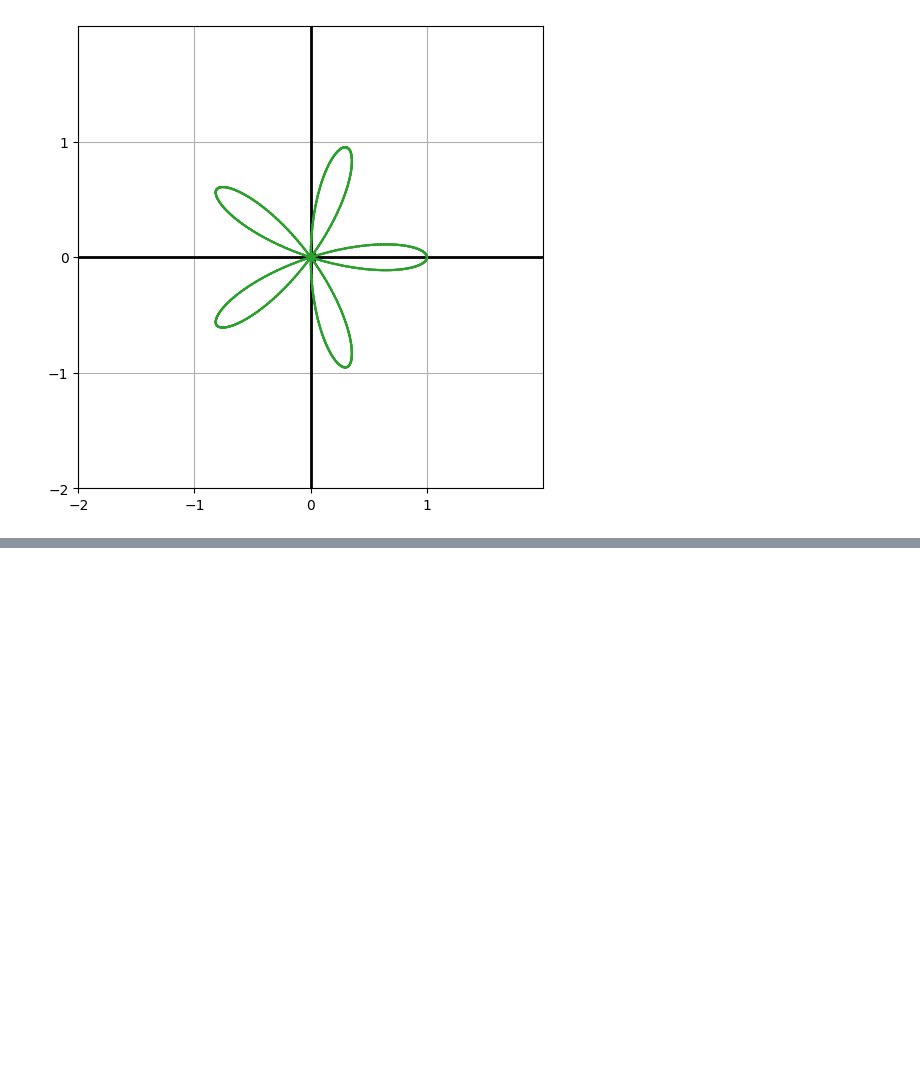
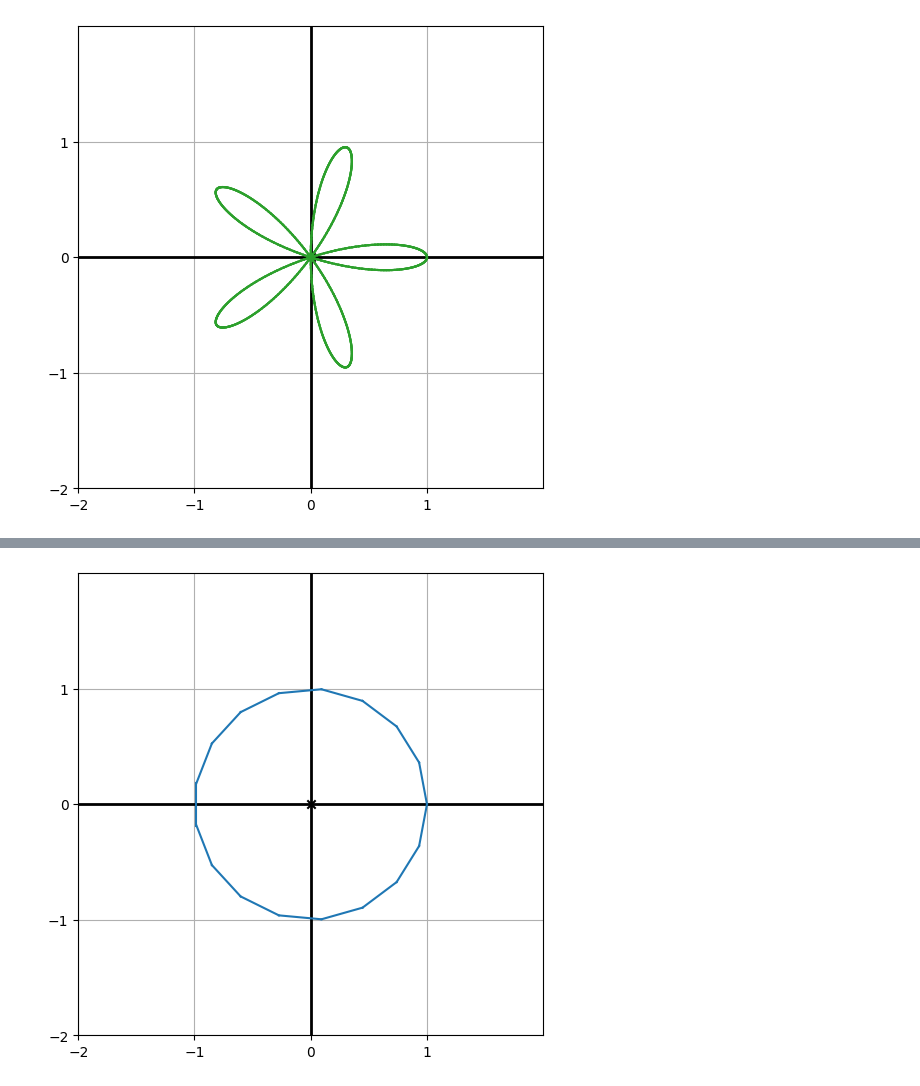
Before and after one commit to yaoyunkai/daily_collections, a Jupyter notebook: problems/math_for_programmers/chapter2/started.ipynb, the cells around one changed output, grey strips where cells are left out. Drawn from its saved outputs; the diff is of its cells as text; code cells hidden in the pictures; blank space fills up the shorter version.

```diff
--- a/problems/math_for_programmers/chapter2/started.ipynb
+++ b/problems/math_for_programmers/chapter2/started.ipynb
@@ -204,0 +243,6 @@ draw(Polygon(*vectors, color=green))
+# %%
+draw(
+    Polygon(*regular_polygon(17))
+)
+# %% [output]
+[figure, added]
```
Also changed, not shown: parts of 3 cells of this notebook, 5 other files.
